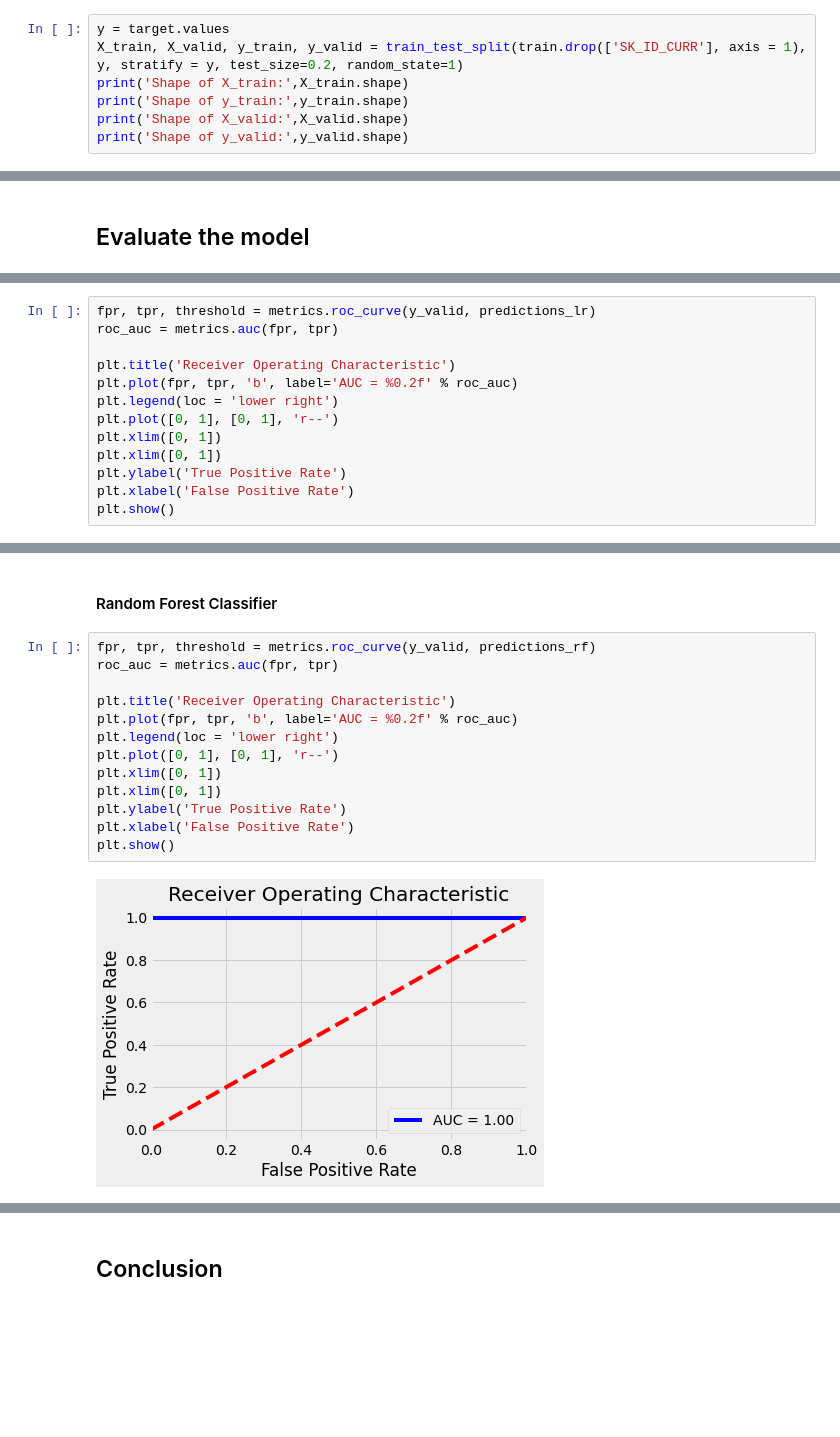
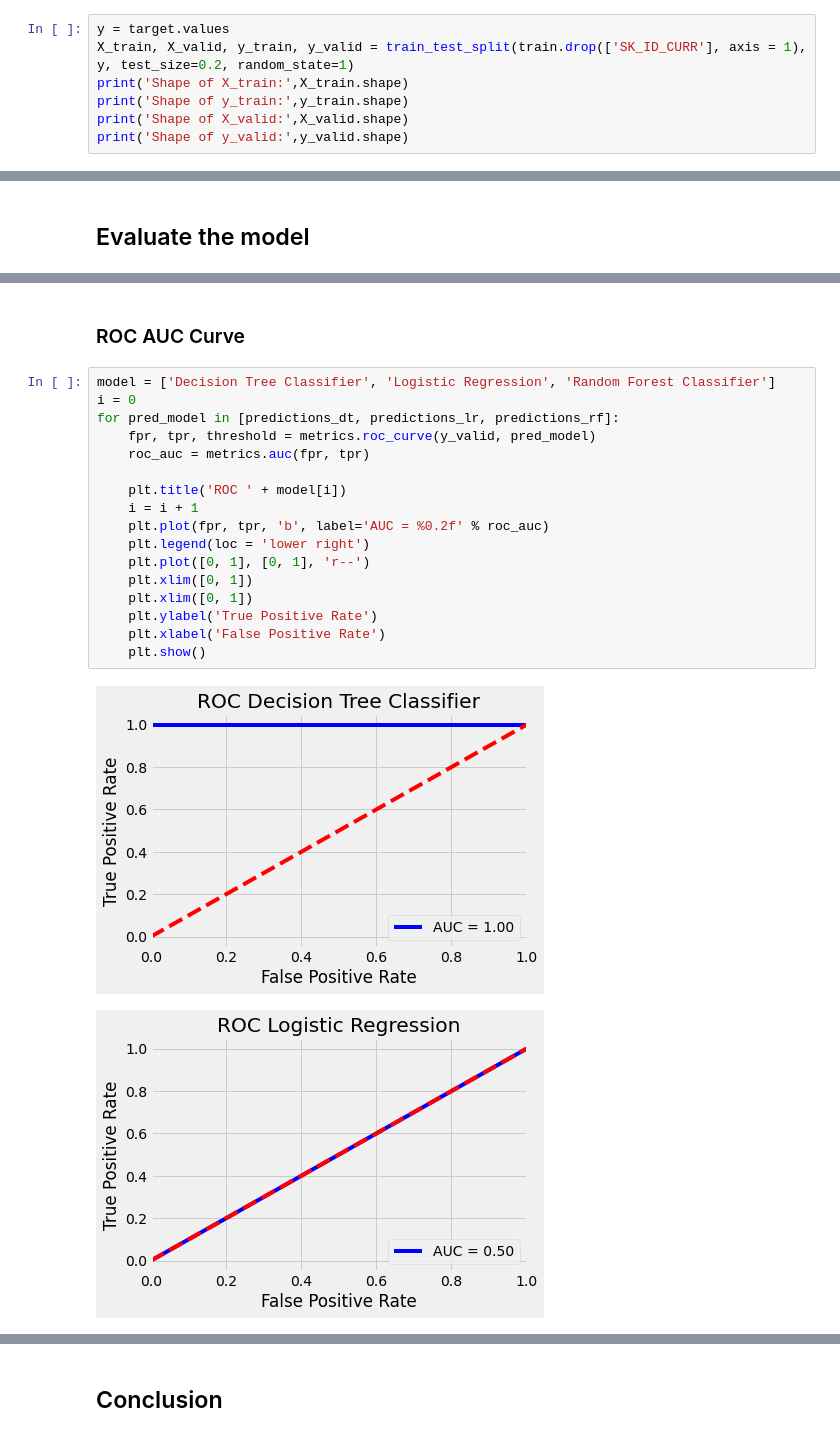
Before and after one commit to tuedoan569/Home-Credit-Default-Risk, a Jupyter notebook: Home Credit Default Risk.ipynb, the cells around one changed output, grey strips where cells are left out. Drawn from its saved outputs; the diff is of its cells as text; blank space fills up the shorter version.

```diff
--- a/Home Credit Default Risk.ipynb
+++ b/Home Credit Default Risk.ipynb
@@ -605,7 +593,7 @@ There are 0 columns that have missing values.
 ## Split data into train data and test data
 # %%
 y = target.values
-X_train, X_valid, y_train, y_valid = train_test_split(train.drop(['SK_ID_CURR'], axis = 1), y, stratify = y, test_size=0.2, random_state=1)
+X_train, X_valid, y_train, y_valid = train_test_split(train.drop(['SK_ID_CURR'], axis = 1), y, test_size=0.2, random_state=1)
 print('Shape of X_train:',X_train.shape)
 print('Shape of y_train:',y_train.shape)
 print('Shape of X_valid:',X_valid.shape)
@@ -776,13 +720,0 @@ plt.show()
-# %%
-fpr, tpr, threshold = metrics.roc_curve(y_valid, predictions_lr)
-roc_auc = metrics.auc(fpr, tpr)
-
-plt.title('Receiver Operating Characteristic')
-plt.plot(fpr, tpr, 'b', label='AUC = %0.2f' % roc_auc)
-plt.legend(loc = 'lower right')
-plt.plot([0, 1], [0, 1], 'r--')
-plt.xlim([0, 1])
-plt.xlim([0, 1])
-plt.ylabel('True Positive Rate')
-plt.xlabel('False Positive Rate')
-plt.show()
@@ -791,17 +721,22 @@ plt.show()
-# %% [markdown]
-#### Random Forest Classifier
-# %%
-fpr, tpr, threshold = metrics.roc_curve(y_valid, predictions_rf)
-roc_auc = metrics.auc(fpr, tpr)
-
-plt.title('Receiver Operating Characteristic')
-plt.plot(fpr, tpr, 'b', label='AUC = %0.2f' % roc_auc)
-plt.legend(loc = 'lower right')
-plt.plot([0, 1], [0, 1], 'r--')
-plt.xlim([0, 1])
-plt.xlim([0, 1])
-plt.ylabel('True Positive Rate')
-plt.xlabel('False Positive Rate')
-plt.show()
-# %% [output]
-[figure, removed]
+# %% [markdown]
+### ROC AUC Curve
+# %%
+model = ['Decision Tree Classifier', 'Logistic Regression', 'Random Forest Classifier']
+i = 0
+for pred_model in [predictions_dt, predictions_lr, predictions_rf]:
+    fpr, tpr, threshold = metrics.roc_curve(y_valid, pred_model)
+    roc_auc = metrics.auc(fpr, tpr)
+
+    plt.title('ROC ' + model[i])
+    i = i + 1
+    plt.plot(fpr, tpr, 'b', label='AUC = %0.2f' % roc_auc)
+    plt.legend(loc = 'lower right')
+    plt.plot([0, 1], [0, 1], 'r--')
+    plt.xlim([0, 1])
+    plt.xlim([0, 1])
+    plt.ylabel('True Positive Rate')
+    plt.xlabel('False Positive Rate')
+    plt.show()
+# %% [output]
+[figure, added]
+[figure, added]
```
Also changed, not shown: parts of 40 cells of this notebook.
